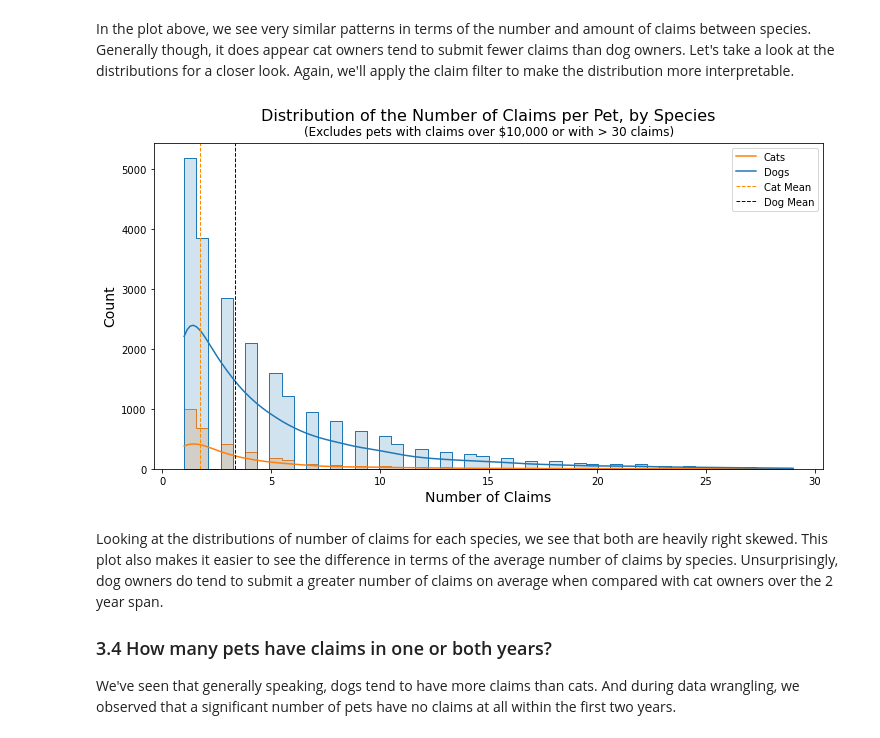
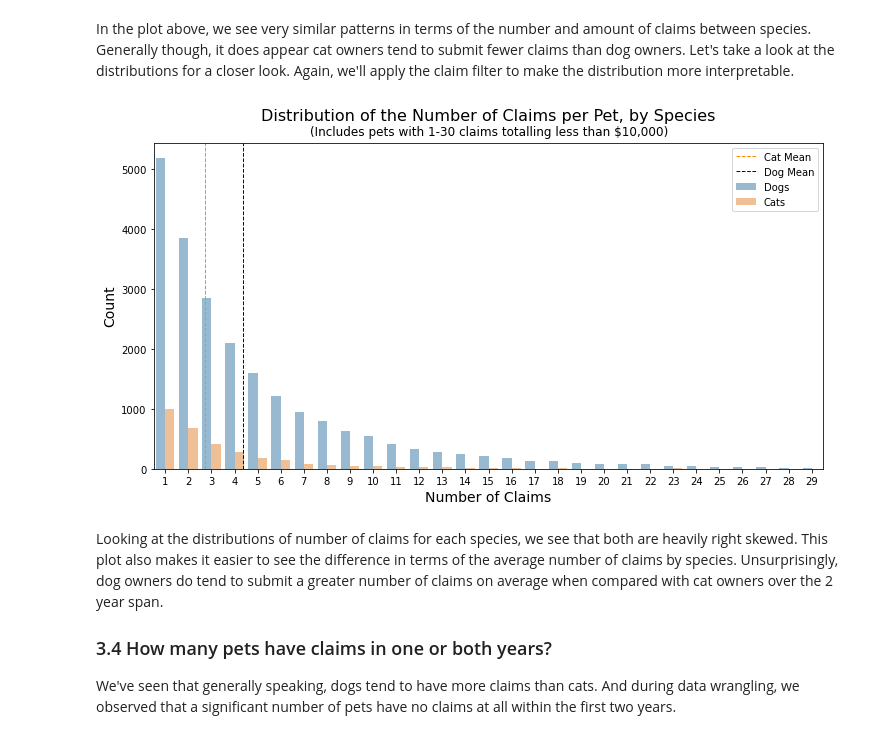
Before and after one commit to stevenrhart/pet-insurance-customer-segmentation, a Jupyter notebook: notebooks/02_pet_insurance_customer_segmentation_eda.ipynb, the cells around one changed output. Saved outputs shown, nothing was run; the diff lists cells and outputs as text; code cells hidden in the pictures.

```diff
--- a/notebooks/02_pet_insurance_customer_segmentation_eda.ipynb
+++ b/notebooks/02_pet_insurance_customer_segmentation_eda.ipynb
@@ -171,27 +171,26 @@ In the plot above, we see very similar patterns in terms of the number and amoun
 # %%
 # Calculate mean values
 dog_mean = pets[pets.Species == 'Dog']['NumClaimsTotal'].mean()
 cat_mean = pets[pets.Species == 'Cat']['NumClaimsTotal'].mean()
 
-# Create a histogram showing premium amounts by species
+# Create a countplot
 fig, ax = plt.subplots(1, 1, figsize=(12, 6))
-sns.histplot(x="NumClaimsTotal", data=claim_filter, hue="Species", alpha=0.2,
-             element='step', bins=50, kde=True)
+sns.countplot(x="NumClaimsTotal", data=claim_filter, hue="Species", alpha=0.5)
 
 # Plot mean premium amount for dogs and cats
-plt.axvline(cat_mean, color='darkorange', linestyle='dashed', linewidth=1)
-plt.axvline(dog_mean, color='darkblue', linestyle='dashed', linewidth=1)
+plt.axvline(cat_mean, color='darkorange', linestyle='dashed', linewidth=1, label="Cat Mean")
+plt.axvline(dog_mean, color='darkblue', linestyle='dashed', linewidth=1, label="Dog Mean")
 
 # Add title and display plot
 plt.title("Distribution of the Number of Claims per Pet, by Species", y=1.05, fontsize=16)
-plt.suptitle("(Excludes pets with claims over $10,000 or with > 30 claims)", y=0.92, x=0.513, fontsize=12)
+plt.suptitle("(Includes pets with 1-30 claims totalling less than $10,000)", y=0.92, x=0.513, fontsize=12)
 plt.xlabel("Number of Claims", fontsize=14)
 plt.ylabel("Count", fontsize=14)
-plt.legend(labels=(['Cats', 'Dogs', 'Cat Mean', 'Dog Mean']), loc='upper right')
+plt.legend(labels=(['Cat Mean', 'Dog Mean', 'Dogs', 'Cats']), loc='upper right')
 plt.savefig('../figures/Number-Claims-by-Species.png')
 plt.show()
 # %% [output]
-[figure, old version]
+[figure, new version]
 # %% [markdown]
 Looking at the distributions of number of claims for each species, we see that both are heavily right skewed. This plot also makes it easier to see the difference in terms of the average number of claims by species. Unsurprisingly, dog owners do tend to submit a greater number of claims on average when compared with cat owners over the 2 year span.
 
```
Also changed, not shown: parts of 21 cells of this notebook, 5 other files.
